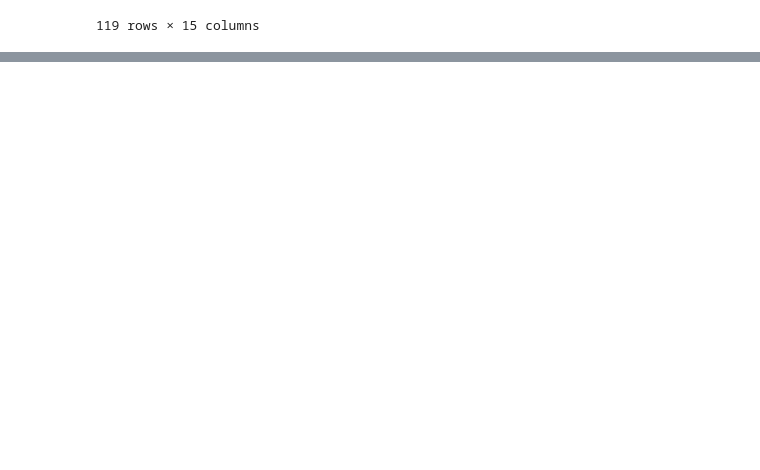
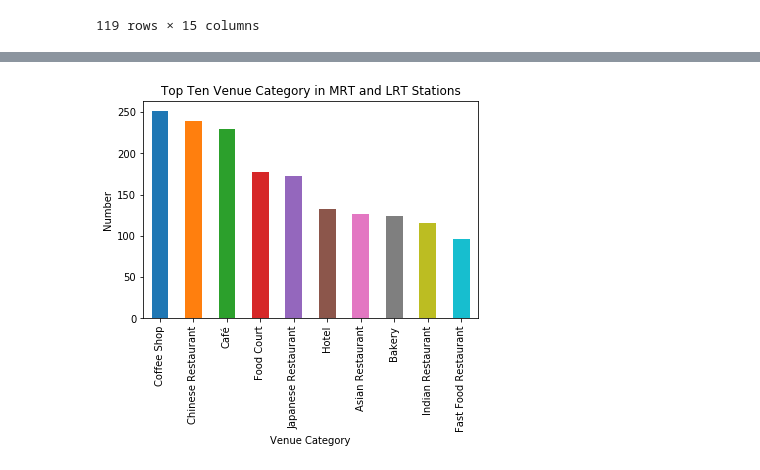
Before and after one commit to choysf/Coursera_Capstone, a Jupyter notebook: MRT Stations in Singapore Analysis.ipynb, the cells around one changed output, grey strips where cells are left out. Saved outputs shown, nothing was run; the diff lists cells and outputs as text; code cells hidden in the pictures; blank space fills up the shorter version.

```diff
--- a/MRT Stations in Singapore Analysis.ipynb
+++ b/MRT Stations in Singapore Analysis.ipynb
@@ -512,3 +512,7 @@ for lat, lon, poi, cluster in zip(station_merged['lat'], station_merged['lng'],
 map_clusters
 # %% [output]
 [interactive output not drawn]
+# %%
+#group by station and find number of venue category of each type
+stn_grp = station_venues.groupby(['Station', 'Venue_Category']).size()
+stn_grp
@@ -514,0 +563,6 @@ map_clusters
+# %%
+A = stn_grp.to_frame() # convert series object to dataframe for further analysis
+A['Counts'] = A.iloc[:,-1] #rename counts as Counts column
+A.head()
+A=A.drop([A.columns[-2]], axis = 'columns') # remove duplicate count column
+A.head()
@@ -514,0 +577,3 @@ map_clusters
+# %%
+Alist = A.groupby('Venue_Category')['Counts'].sum() #Sum up number for each venue category
+Alist
@@ -514,0 +598,4 @@ map_clusters
+# %%
+Alist.sort_values(ascending = False, inplace = True) #sort venue category in descending order
+Top_10 = Alist.head(10) #find top 10 venue category
+Top_10
@@ -514,0 +615,13 @@ map_clusters
+# %%
+# plot Bar graph
+import matplotlib as mpl
+import matplotlib.pyplot as plt
+
+Top_10.plot(kind = 'bar')
+
+plt.title('Top Ten Venue Category in MRT and LRT Stations')
+plt.xlabel('Venue Category')
+plt.ylabel('Number')
+plt.show()
+# %% [output]
+[figure, added]
```
Also changed, not shown: parts of 26 cells of this notebook.
